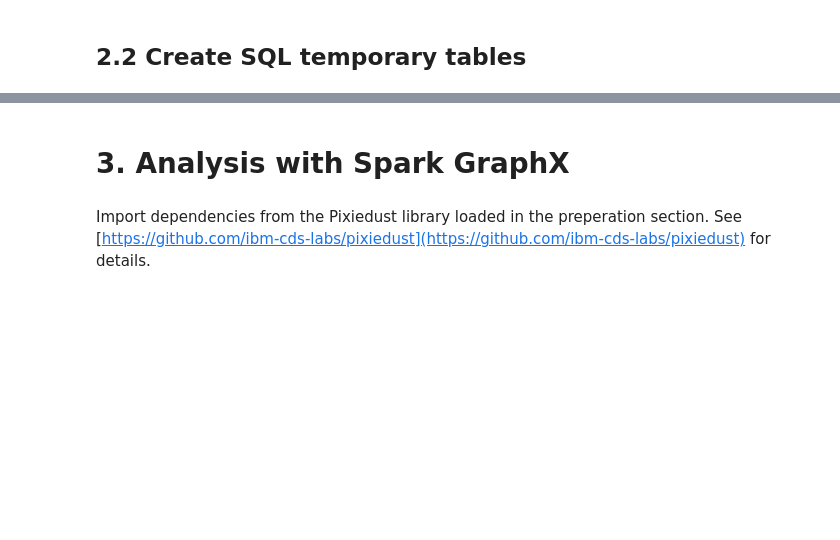
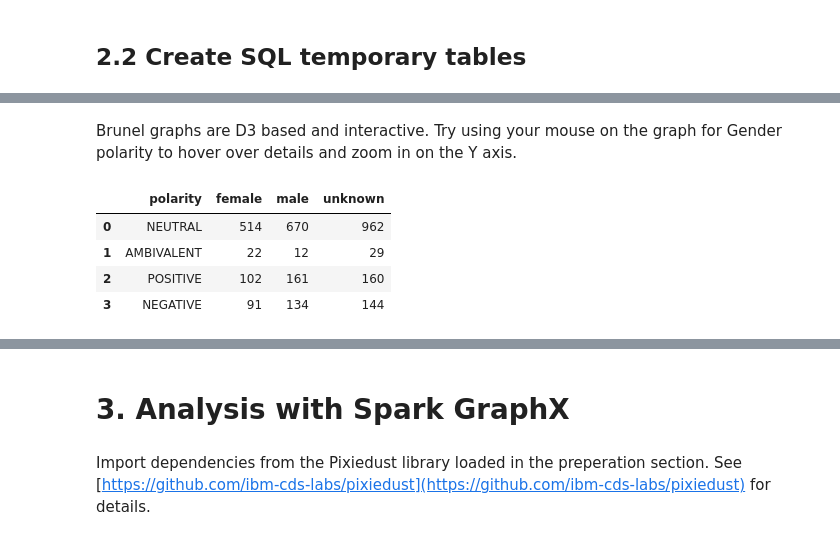
Before and after one commit to cloudant-labs/spark-cloudant, a Jupyter notebook: tutorials/wowPython.ipynb, the cells around one changed output, grey strips where cells are left out. Cells and saved outputs as stored; diff of their text form; code cells hidden in the pictures; blank space fills up the shorter version.

```diff
--- a/tutorials/wowPython.ipynb
+++ b/tutorials/wowPython.ipynb
@@ -386,0 +477,10 @@ plt.show()
+# %% [markdown]
+Brunel graphs are D3 based and interactive. Try using your mouse on the graph for Gender polarity to hover over details and zoom in on the Y axis.
+# %%
+tweets_gp_pd.head(5)
+# %% [output]
+|  | polarity | female | male | unknown |
+| 0 | NEUTRAL | 514 | 670 | 962 |
+| 1 | AMBIVALENT | 22 | 12 | 29 |
+| 2 | POSITIVE | 102 | 161 | 160 |
+| 3 | NEGATIVE | 91 | 134 | 144 |
```
Also changed, not shown: parts of 51 cells of this notebook, 1 other file.
